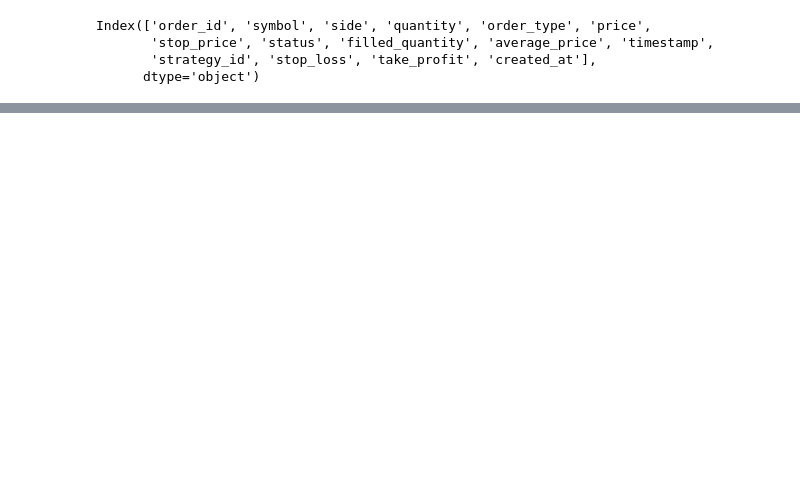
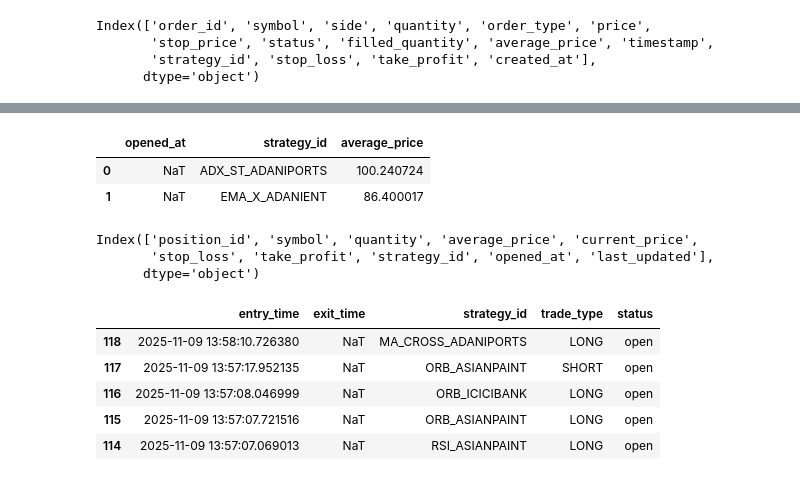
Before and after one commit to AryanGupta0007/algoTradingProject, a Jupyter notebook: analysis.ipynb, the cells around one changed output, grey strips where cells are left out. Drawn from its saved outputs; the diff is of its cells as text; code cells hidden in the pictures; blank space fills up the shorter version.

```diff
--- a/analysis.ipynb
+++ b/analysis.ipynb
@@ -110,0 +83,29 @@ positions_df[positions_df['strategy_id'] == 'RSI_ADANIENT']
+# %%
+positions_df['opened_at'] = pd.to_datetime(positions_df['opened_at'])
+positions_df['last_updated'] = pd.to_datetime(positions_df['last_updated'])
+positions_df.sort_values('opened_at', inplace=True, ascending=False)
+positions_df[['opened_at', 'strategy_id', 'average_price']].head(2)
+# %% [output]
+|  | opened_at | strategy_id | average_price |
+| 0 | NaT | ADX_ST_ADANIPORTS | 100.240724 |
+| 1 | NaT | EMA_X_ADANIENT | 86.400017 |
+# %%
+positions_df.columns
+# %% [output]
+Index(['position_id', 'symbol', 'quantity', 'average_price', 'current_price',
+       'stop_loss', 'take_profit', 'strategy_id', 'opened_at', 'last_updated'],
+      dtype='object')
+# %%
+trade_logs_df['entry_time'] = pd.to_datetime(trade_logs_df['entry_time'])
+trade_logs_df['exit_time'] = pd.to_datetime(trade_logs_df['exit_time'])
+trade_logs_df.sort_values(by='entry_time', inplace=True, ascending=False)
+# %%
+
+trade_logs_df[['entry_time', 'exit_time', 'strategy_id', 'trade_type', 'status']].head()
+# %% [output]
+|  | entry_time | exit_time | strategy_id | trade_type | status |
+| 118 | 2025-11-09 13:58:10.726380 | NaT | MA_CROSS_ADANIPORTS | LONG | open |
+| 117 | 2025-11-09 13:57:17.952135 | NaT | ORB_ASIANPAINT | SHORT | open |
+| 116 | 2025-11-09 13:57:08.046999 | NaT | ORB_ICICIBANK | LONG | open |
+| 115 | 2025-11-09 13:57:07.721516 | NaT | ORB_ASIANPAINT | LONG | open |
+| 114 | 2025-11-09 13:57:07.069013 | NaT | RSI_ASIANPAINT | LONG | open |
```
Also changed, not shown: parts of 14 cells of this notebook, 11 other files.
